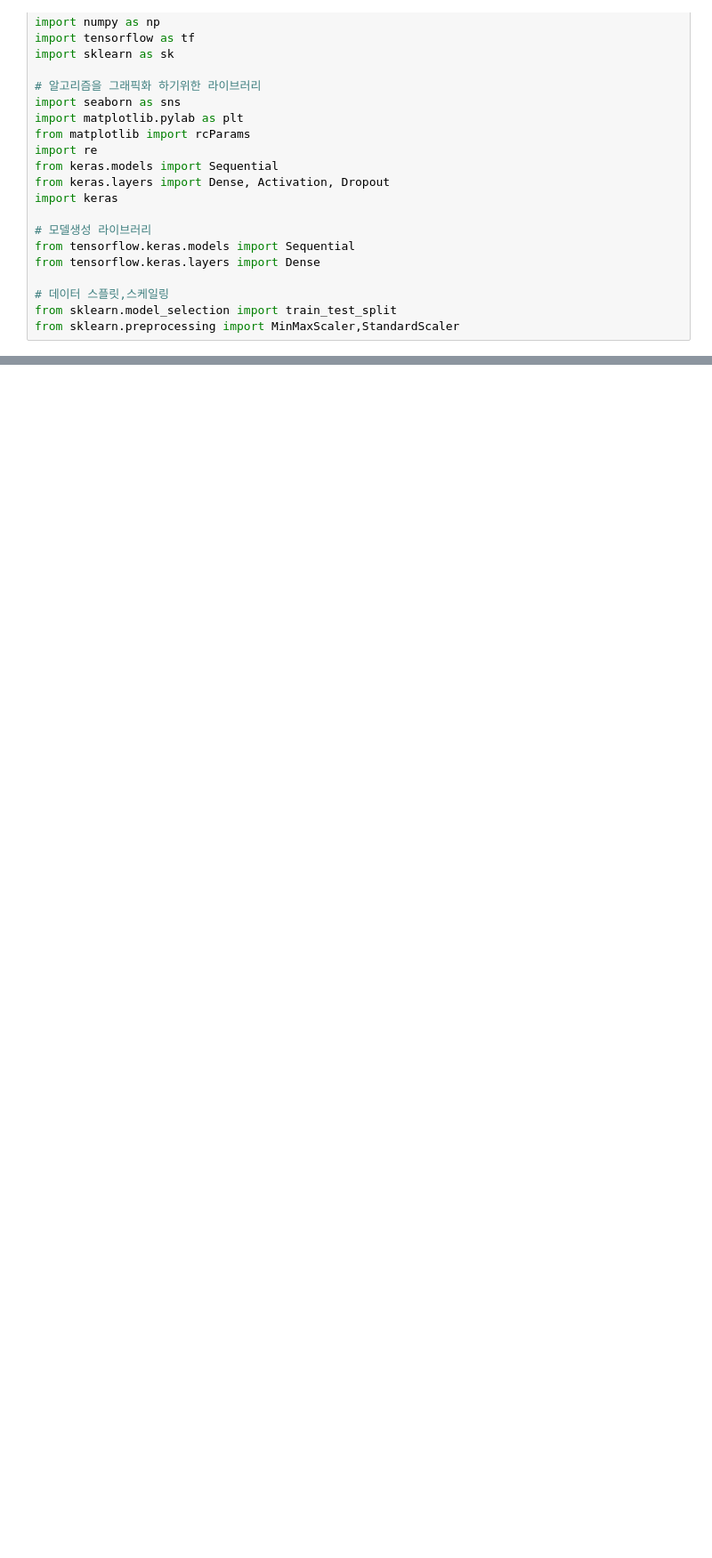
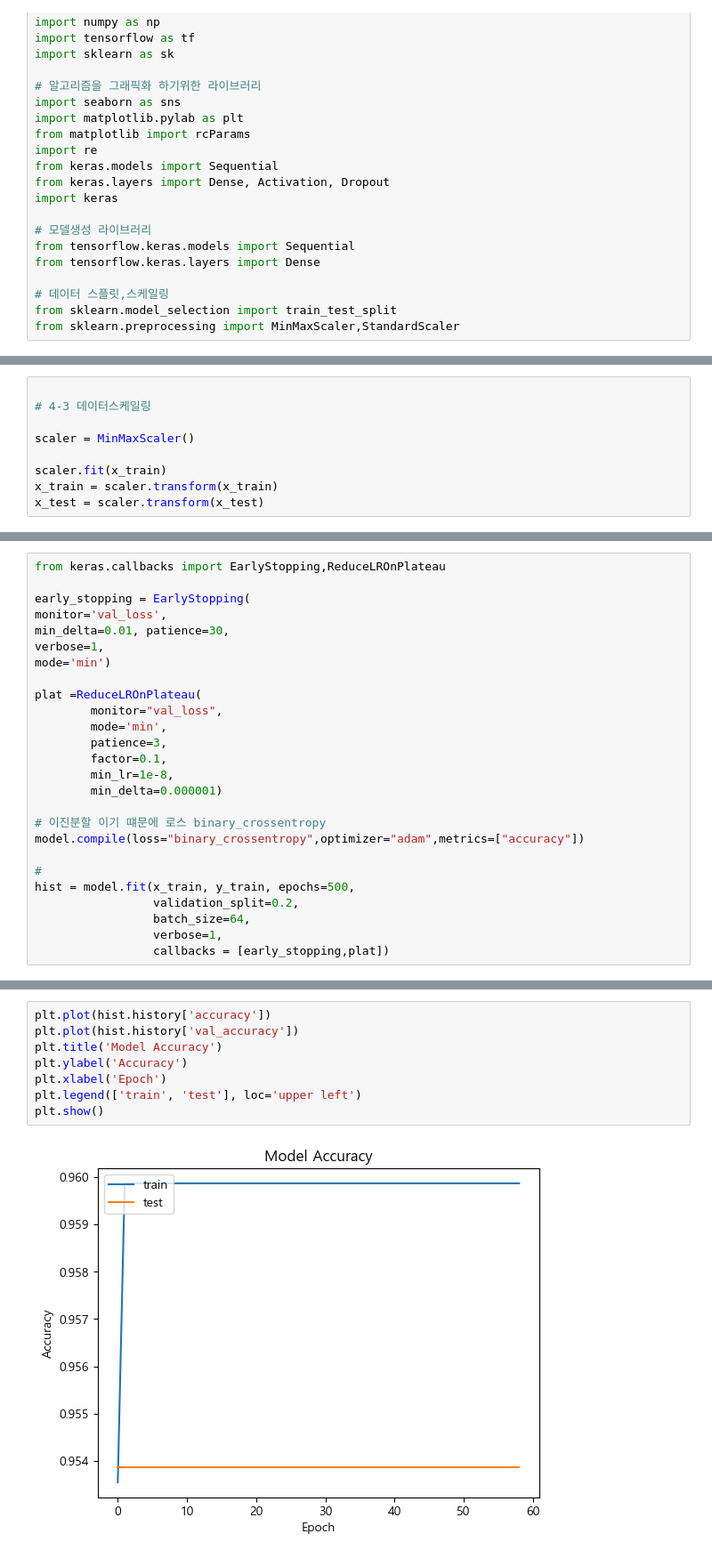
Before and after one commit to ksqrt/KaggleCompetitions, a Jupyter notebook: Playground Series Season 3, Episode 2/test.ipynb, the cells around one changed output, grey strips where cells are left out. Shown: that part at 89% size. Drawn from its saved outputs; the diff is of its cells as text; blank space fills up the shorter version.

```diff
--- a/Playground Series Season 3, Episode 2/test.ipynb
+++ b/Playground Series Season 3, Episode 2/test.ipynb
@@ -72,0 +129,9 @@ None
+# %%
+
+# 4-3 데이터스케일링
+
+scaler = MinMaxScaler()
+
+scaler.fit(x_train)
+x_train = scaler.transform(x_train)
+x_test = scaler.transform(x_test)
@@ -72,0 +168,26 @@ None
+# %%
+from keras.callbacks import EarlyStopping,ReduceLROnPlateau
+
+early_stopping = EarlyStopping(
+monitor='val_loss',
+min_delta=0.01, patience=30,
+verbose=1,
+mode='min')
+
+plat =ReduceLROnPlateau(
+        monitor="val_loss",
+        mode='min',
+        patience=3,
+        factor=0.1,
+        min_lr=1e-8,
+        min_delta=0.000001)
+
+# 이진분할 이기 떄문에 로스 binary_crossentropy
+model.compile(loss="binary_crossentropy",optimizer="adam",metrics=["accuracy"])
+
+#
+hist = model.fit(x_train, y_train, epochs=500,
+                 validation_split=0.2,
+                 batch_size=64,
+                 verbose=1,
+                 callbacks = [early_stopping,plat])
@@ -72,0 +218,10 @@ None
+# %%
+plt.plot(hist.history['accuracy'])
+plt.plot(hist.history['val_accuracy'])
+plt.title('Model Accuracy')
+plt.ylabel('Accuracy')
+plt.xlabel('Epoch')
+plt.legend(['train', 'test'], loc='upper left')
+plt.show()
+# %% [output]
+[figure, added]
```
Also changed, not shown: parts of 19 cells of this notebook, 2 other files.
